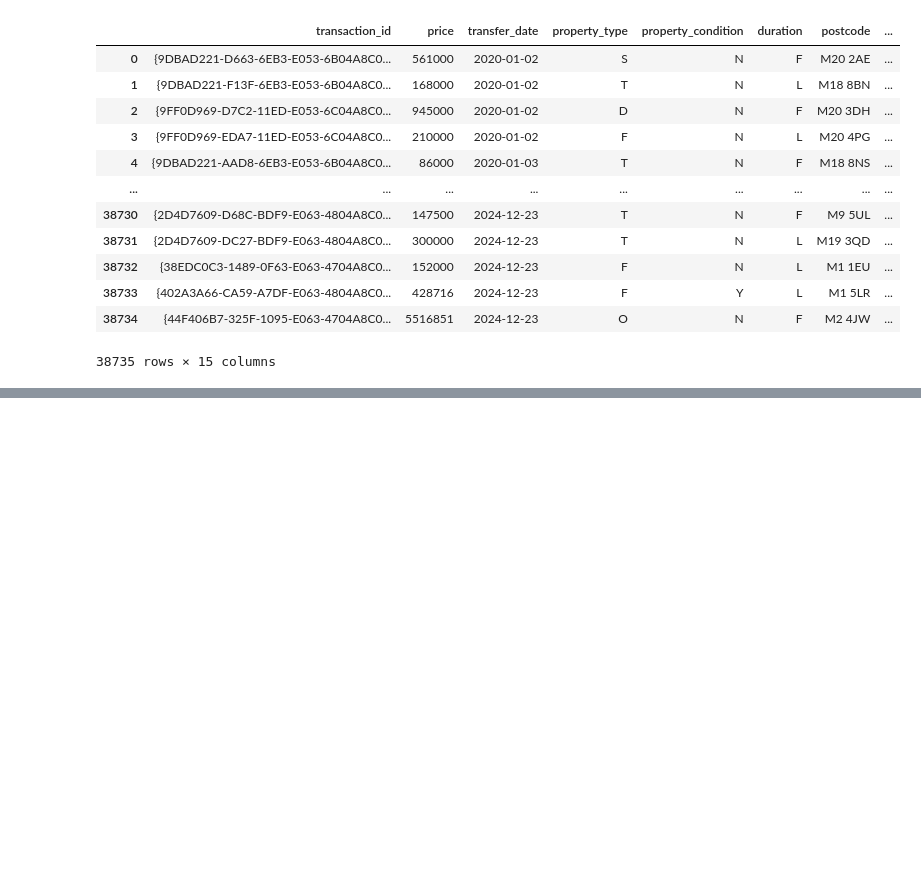
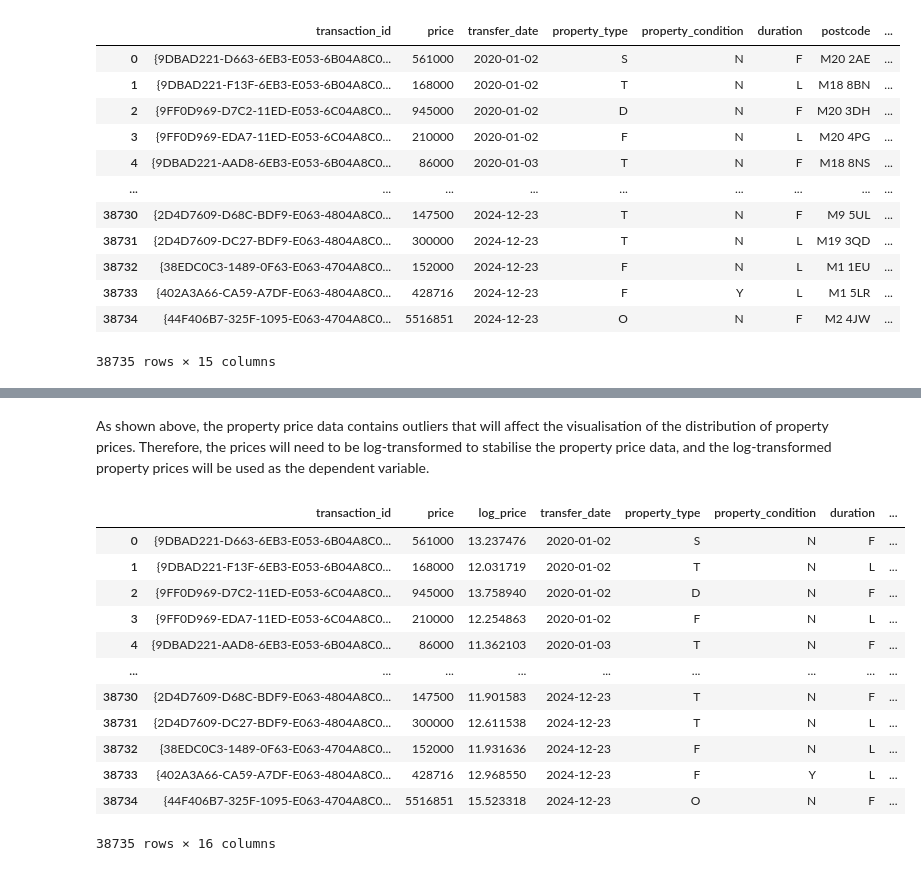
Before and after one commit to jonathanskuy/manchester-property-vs-education, a Jupyter notebook: notebooks/manchester_property_vs_education.ipynb, the cells around one changed output, grey strips where cells are left out. Cells and saved outputs as stored; diff of their text form; code cells hidden in the pictures; blank space fills up the shorter version.

```diff
--- a/notebooks/manchester_property_vs_education.ipynb
+++ b/notebooks/manchester_property_vs_education.ipynb
@@ -862,0 +935,22 @@ df_final.to_csv('../data/processed/final_dataset.csv')
+# %% [markdown]
+As shown above, the property price data contains outliers that will affect the visualisation of the distribution of property prices. Therefore, the prices will need to be log-transformed to stabilise the property price data, and the log-transformed property prices will be used as the dependent variable.
+# %%
+# Log-transforming property prices
+
+df_final.insert(loc=df_final.columns.get_loc('price') + 1, column='log_price', value=np.log(df_final['price']))
+
+df_final
+# %% [output]
+|  | transaction_id | price | log_price | transfer_date | property_type | property_condition | duration | ... |
+| 0 | {9DBAD221-D663-6EB3-E053-6B04A8C0... | 561000 | 13.237476 | 2020-01-02 | S | N | F | ... |
+| 1 | {9DBAD221-F13F-6EB3-E053-6B04A8C0... | 168000 | 12.031719 | 2020-01-02 | T | N | L | ... |
+| 2 | {9FF0D969-D7C2-11ED-E053-6C04A8C0... | 945000 | 13.758940 | 2020-01-02 | D | N | F | ... |
+| 3 | {9FF0D969-EDA7-11ED-E053-6C04A8C0... | 210000 | 12.254863 | 2020-01-02 | F | N | L | ... |
+| 4 | {9DBAD221-AAD8-6EB3-E053-6B04A8C0... | 86000 | 11.362103 | 2020-01-03 | T | N | F | ... |
+| ... | ... | ... | ... | ... | ... | ... | ... | ... |
+| 38730 | {2D4D7609-D68C-BDF9-E063-4804A8C0... | 147500 | 11.901583 | 2024-12-23 | T | N | F | ... |
+| 38731 | {2D4D7609-DC27-BDF9-E063-4804A8C0... | 300000 | 12.611538 | 2024-12-23 | T | N | L | ... |
+| 38732 | {38EDC0C3-1489-0F63-E063-4704A8C0... | 152000 | 11.931636 | 2024-12-23 | F | N | L | ... |
+| 38733 | {402A3A66-CA59-A7DF-E063-4804A8C0... | 428716 | 12.968550 | 2024-12-23 | F | Y | L | ... |
+| 38734 | {44F406B7-325F-1095-E063-4704A8C0... | 5516851 | 15.523318 | 2024-12-23 | O | N | F | ... |
+38735 rows × 16 columns
```
Also changed, not shown: parts of 6 cells of this notebook.
